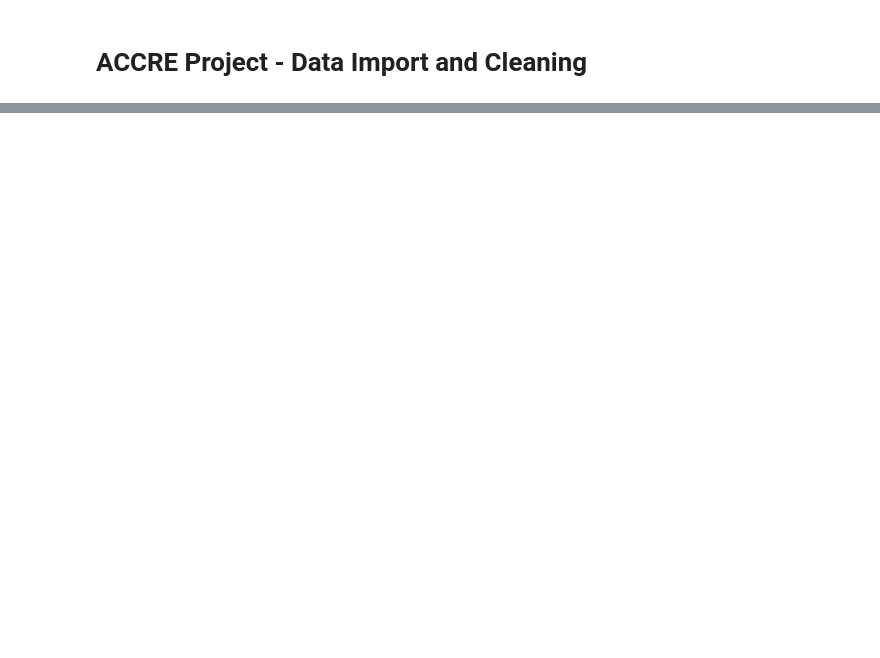
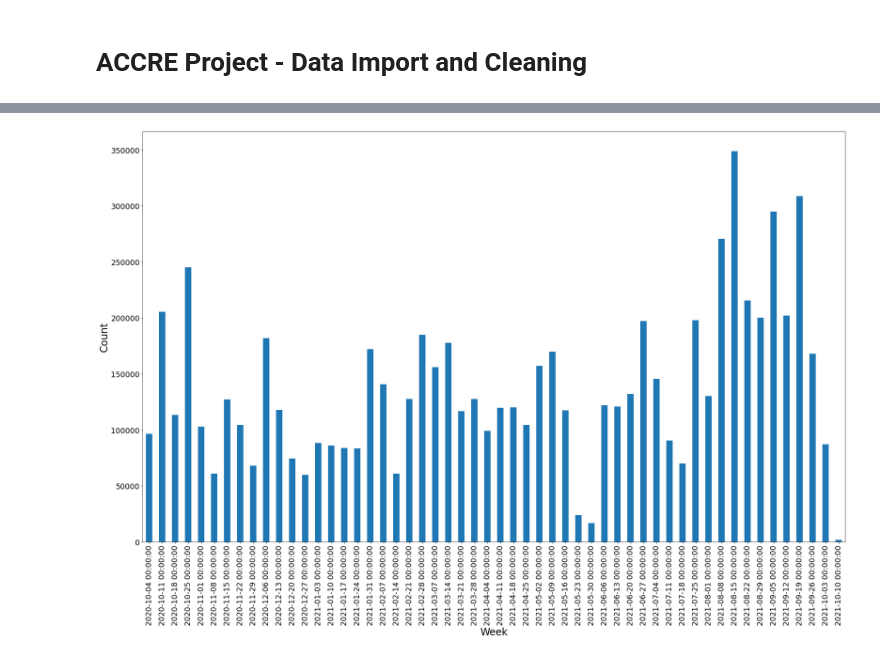
Before and after one commit to nss-data-science-cohort-5/accre-red-skittles, a Jupyter notebook: notebooks/Data Import and Cleaning.ipynb, the cells around one changed output, grey strips where cells are left out. Saved outputs shown, nothing was run; the diff lists cells and outputs as text; code cells hidden in the pictures; blank space fills up the shorter version.

```diff
--- a/notebooks/Data Import and Cleaning.ipynb
+++ b/notebooks/Data Import and Cleaning.ipynb
@@ -74,0 +44,10 @@ Name: END, Length: 7395234, dtype: object
+# %%
+fig, ax = plt.subplots(figsize=(30,18))
+jobs.groupby(pd.Grouper(key='END',freq='W')).count()['JOBID'].plot(kind='bar')
+plt.xlabel('Week', fontsize=24)
+plt.ylabel('Count', fontsize=24);
+plt.xticks(fontsize=18)
+plt.yticks(fontsize=18)
+ax.get_yaxis().get_major_formatter().set_scientific(False)
+# %% [output]
+[figure, added]
```
Also changed, not shown: parts of 13 cells of this notebook.
